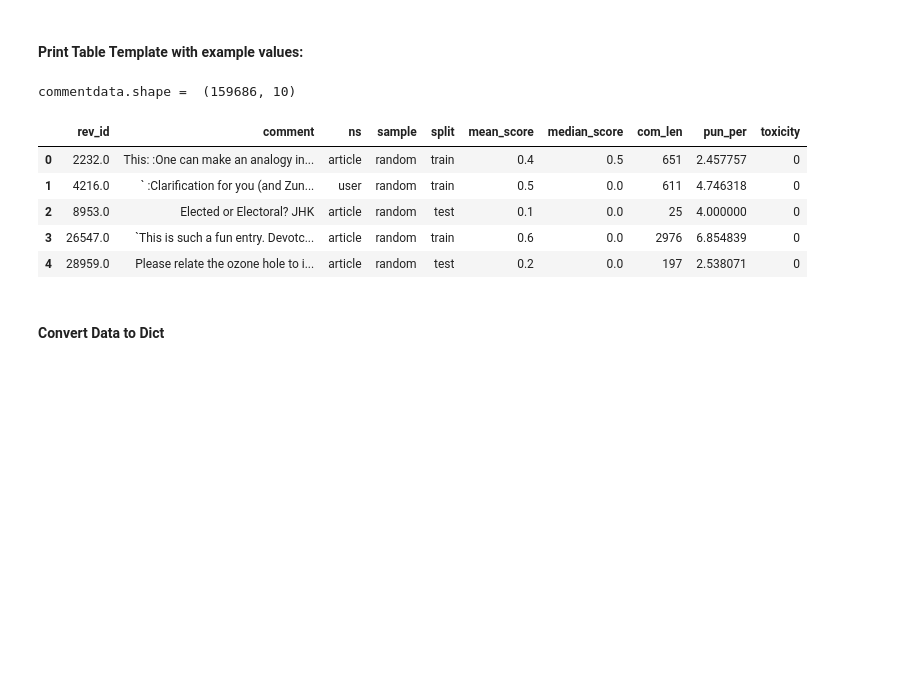
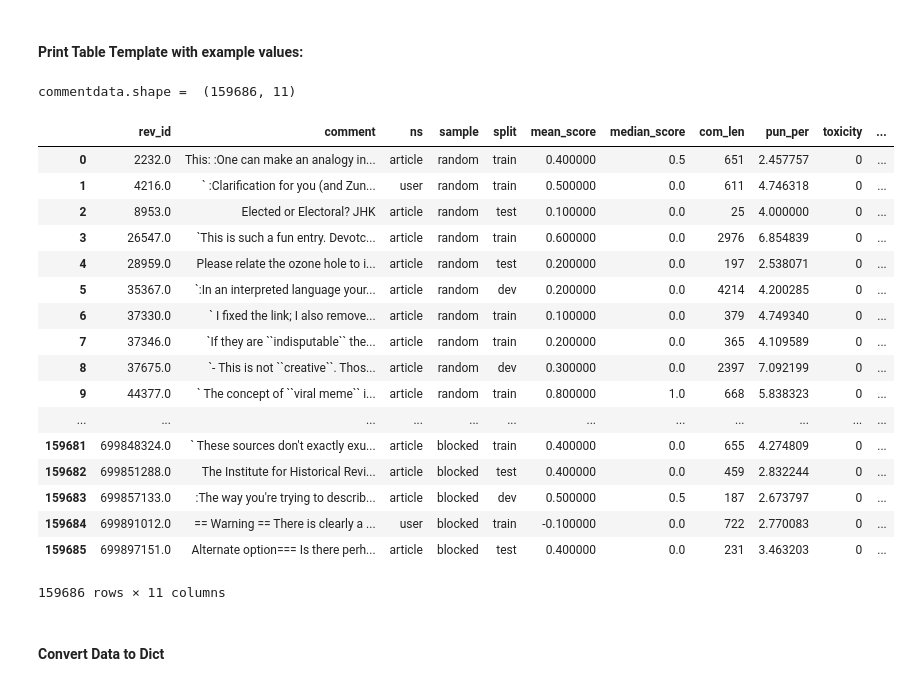
Before and after one commit to kimrharper/data_science_nltk, a Jupyter notebook: Language_Analysis.ipynb, the cells around one changed output. Saved outputs shown, nothing was run; the diff lists cells and outputs as text; code cells hidden in the pictures; blank space fills up the shorter version.

```diff
--- a/Language_Analysis.ipynb
+++ b/Language_Analysis.ipynb
@@ -101,17 +101,30 @@ del commentdata['logged_in']
 # %%
 # prints basic data table structure
 print("commentdata.shape = ",commentdata.shape)
 commentdata.head()
 
-# prints longer data table: "display (commentdata)"
+# prints longer data table:
+display (commentdata)
 # %% [output]
-commentdata.shape =  (159686, 10)
+commentdata.shape =  (159686, 11)
-|  | rev_id | comment | ns | sample | split | mean_score | median_score | com_len | pun_per | toxicity |
-| 0 | 2232.0 | This: :One can make an analogy in... | article | random | train | 0.4 | 0.5 | 651 | 2.457757 | 0 |
-| 1 | 4216.0 | ` :Clarification for you (and Zun... | user | random | train | 0.5 | 0.0 | 611 | 4.746318 | 0 |
-| 2 | 8953.0 | Elected or Electoral? JHK | article | random | test | 0.1 | 0.0 | 25 | 4.000000 | 0 |
-| 3 | 26547.0 | `This is such a fun entry. Devotc... | article | random | train | 0.6 | 0.0 | 2976 | 6.854839 | 0 |
-| 4 | 28959.0 | Please relate the ozone hole to i... | article | random | test | 0.2 | 0.0 | 197 | 2.538071 | 0 |
+|  | rev_id | comment | ns | sample | split | mean_score | median_score | com_len | pun_per | toxicity | ... |
+| 0 | 2232.0 | This: :One can make an analogy in... | article | random | train | 0.400000 | 0.5 | 651 | 2.457757 | 0 | ... |
+| 1 | 4216.0 | ` :Clarification for you (and Zun... | user | random | train | 0.500000 | 0.0 | 611 | 4.746318 | 0 | ... |
+| 2 | 8953.0 | Elected or Electoral? JHK | article | random | test | 0.100000 | 0.0 | 25 | 4.000000 | 0 | ... |
+| 3 | 26547.0 | `This is such a fun entry. Devotc... | article | random | train | 0.600000 | 0.0 | 2976 | 6.854839 | 0 | ... |
+| 4 | 28959.0 | Please relate the ozone hole to i... | article | random | test | 0.200000 | 0.0 | 197 | 2.538071 | 0 | ... |
+| 5 | 35367.0 | `:In an interpreted language your... | article | random | dev | 0.200000 | 0.0 | 4214 | 4.200285 | 0 | ... |
+| 6 | 37330.0 | ` I fixed the link; I also remove... | article | random | train | 0.100000 | 0.0 | 379 | 4.749340 | 0 | ... |
+| 7 | 37346.0 | `If they are ``indisputable`` the... | article | random | train | 0.200000 | 0.0 | 365 | 4.109589 | 0 | ... |
+| 8 | 37675.0 | `- This is not ``creative``. Thos... | article | random | dev | 0.300000 | 0.0 | 2397 | 7.092199 | 0 | ... |
+| 9 | 44377.0 | ` The concept of ``viral meme`` i... | article | random | train | 0.800000 | 1.0 | 668 | 5.838323 | 0 | ... |
+| ... | ... | ... | ... | ... | ... | ... | ... | ... | ... | ... | ... |
+| 159681 | 699848324.0 | ` These sources don't exactly exu... | article | blocked | train | 0.400000 | 0.0 | 655 | 4.274809 | 0 | ... |
+| 159682 | 699851288.0 | The Institute for Historical Revi... | article | blocked | test | 0.400000 | 0.0 | 459 | 2.832244 | 0 | ... |
+| 159683 | 699857133.0 | :The way you're trying to describ... | article | blocked | dev | 0.500000 | 0.5 | 187 | 2.673797 | 0 | ... |
+| 159684 | 699891012.0 | == Warning == There is clearly a ... | user | blocked | train | -0.100000 | 0.0 | 722 | 2.770083 | 0 | ... |
+| 159685 | 699897151.0 | Alternate option=== Is there perh... | article | blocked | test | 0.400000 | 0.0 | 231 | 3.463203 | 0 | ... |
+159686 rows × 11 columns
 # %% [markdown]
 #### Convert Data to Dict
 # %%
```
Also changed, not shown: parts of 15 cells of this notebook.
